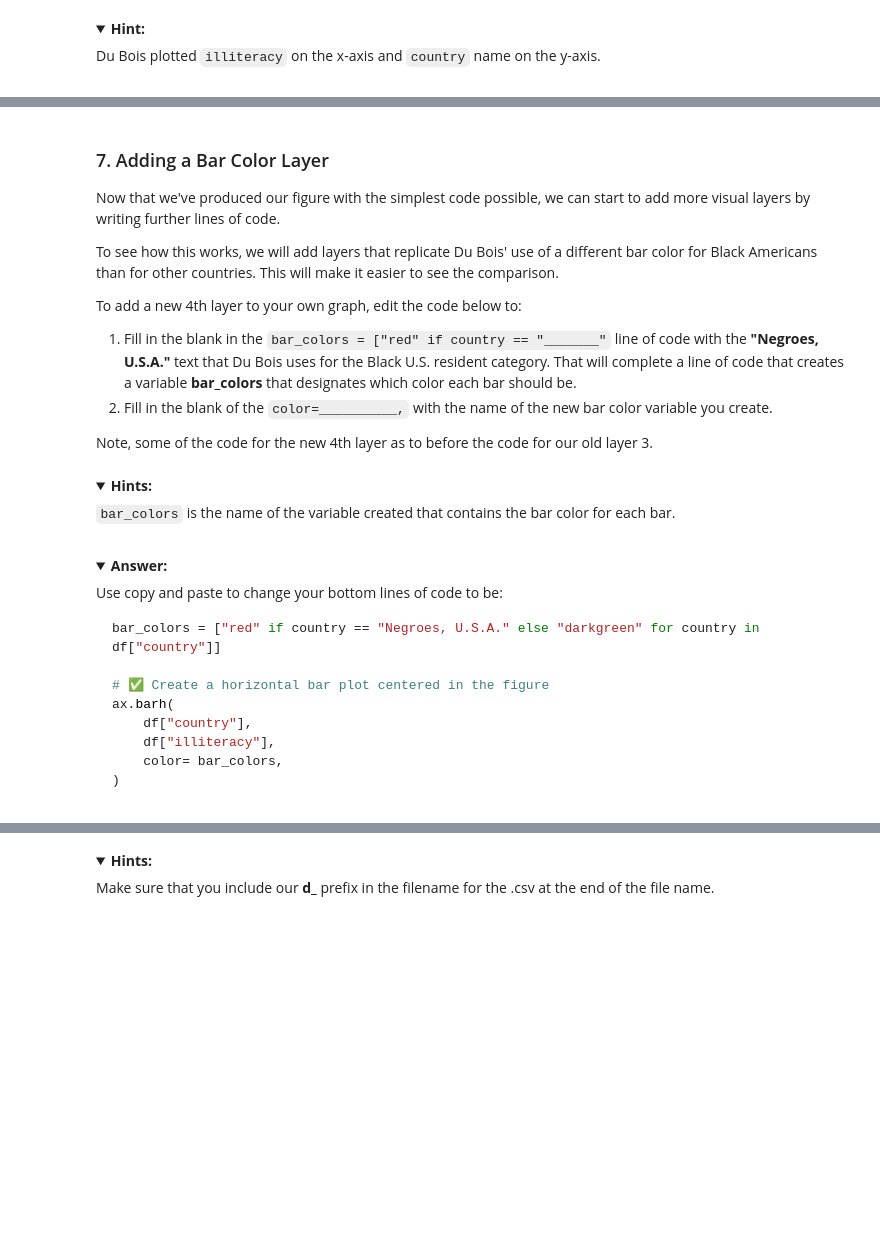
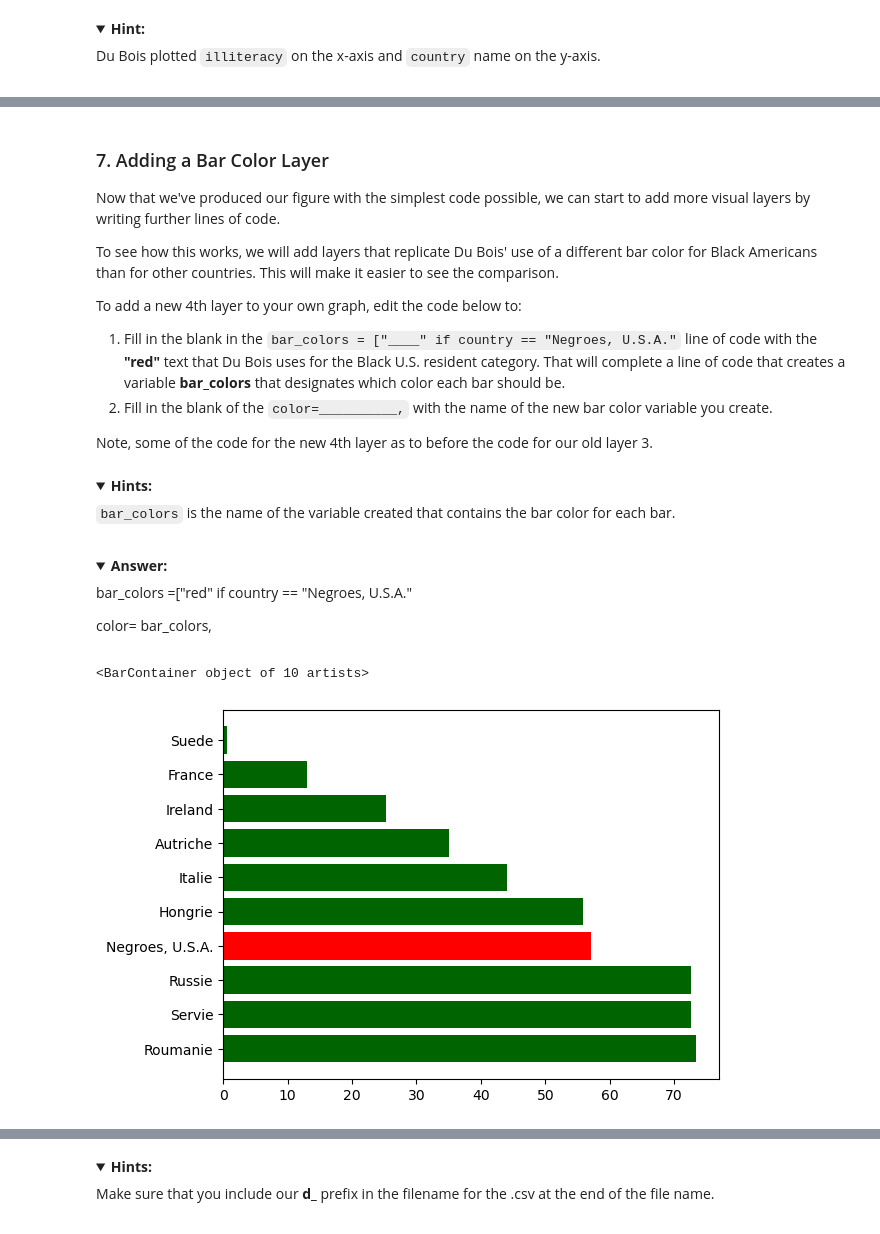
Before and after one commit to HigherEdData/dubois-jupyterlite, a Jupyter notebook: content/notebooks/py_literacy_biodiversity_bar.ipynb, the cells around one changed output, grey strips where cells are left out. Drawn from its saved outputs; the diff is of its cells as text; code cells hidden in the pictures; folded sections open; blank space fills up the shorter version.

````diff
--- a/content/notebooks/py_literacy_biodiversity_bar.ipynb
+++ b/content/notebooks/py_literacy_biodiversity_bar.ipynb
@@ -187,7 +196,7 @@ Now that we've produced our figure with the simplest code possible, we can start
 To see how this works, we will add layers that replicate Du Bois' use of a different bar color for Black Americans than for other countries. This will make it easier to see the comparison.
 
 To add a new 4th layer to your own graph, edit the code below to:
-1. Fill in the blank in the ```bar_colors = ["red" if country == "_______"``` line of code with the **"Negroes, U.S.A."** text that Du Bois uses for the Black U.S. resident category. That will complete a line of code that creates a variable **bar_colors** that designates which color each bar should be.
+1. Fill in the blank in the ```bar_colors = ["____" if country == "Negroes, U.S.A."``` line of code with the **"red"** text that Du Bois uses for the Black U.S. resident category. That will complete a line of code that creates a variable **bar_colors** that designates which color each bar should be.
 2. Fill in the blank of the ```color=__________,``` with the name of the new bar color variable you create.
 
 Note, some of the code for the new 4th layer as to before the code for our old layer 3.
@@ -200,40 +209,38 @@ Note, some of the code for the new 4th layer as to before the code for our old l
 # %% [markdown]
 <details> <summary><strong>Answer:</strong></summary>
 
-Use copy and paste to change your bottom lines of code to be:
+bar_colors =["red" if country == "Negroes, U.S.A."
 
-```python
-bar_colors = ["red" if country == "Negroes, U.S.A." else "darkgreen" for country in df["country"]]
-
-# ✅ Create a horizontal bar plot centered in the figure
-ax.barh(
-    df["country"],
-    df["illiteracy"],
-    color= bar_colors,
-)
-```
+color= bar_colors,
 
 </details>
 # %%
-# Layer 1: Import the pandas and matplotlib libraries and data
+# Layer 1: Import Packages and Load Data
 import pandas as pd
 import matplotlib.pyplot as plt
 
-df = pd.read_csv("../data/d_literacy_country.csv") # Load the data from CSV
+df = pd.read_csv("d_literacy_country.csv") # Load the data from CSV
 
-# Layer 2: Setup figure (overall chart area) with an ax (x y axes) subplot for the bar graph
+# Layer 2: Setup figure (overall chart area)
 fig, ax = plt.subplots()
 
-#  New Layer 4: Make a bar_colors variable that contains "red"
-#  if country is "Negroes, U.S.A." and dark green for others
+#  New Layer 4: Apply Distinct Colors for Specific Variable
+
+# Make a bar_colors variable that contains "red"
+#  if country is "Negroes, U.S.A." and "dark green" for others
+
 _________ =["red" if country == "Negroes, U.S.A."
     else "darkgreen" for country in df["country"]]
 
-# Layer 3: Create a horizontal bar chart in the ax subplot by telling the ax.barh function
-# what data frame and variables to plot on the y-axis (bar name) and x-axis (bar length)
+# Layer 3: Create a Horizontal Bar Chart
+
 ax.barh(
     df["country"],  # y-axis df data frame source followed by var name in []
-    df["illiteracy"],  # y-axis df data frame source followed by var name in []
+    df["illiteracy"],  # x-axis df data frame source followed by var name in []
+
 # Addition to Layer 4:
     color= _________, # apply the red and green colors from the bar_colors variable
 )
+# %% [output]
+<BarContainer object of 10 artists>
+[figure, added]
````
Also changed, not shown: parts of 14 cells of this notebook.
